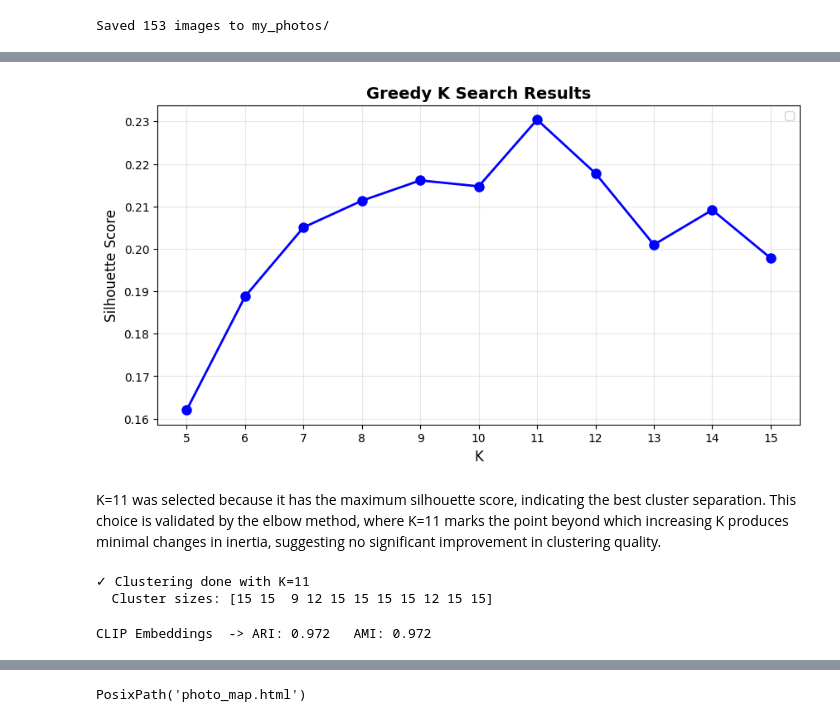
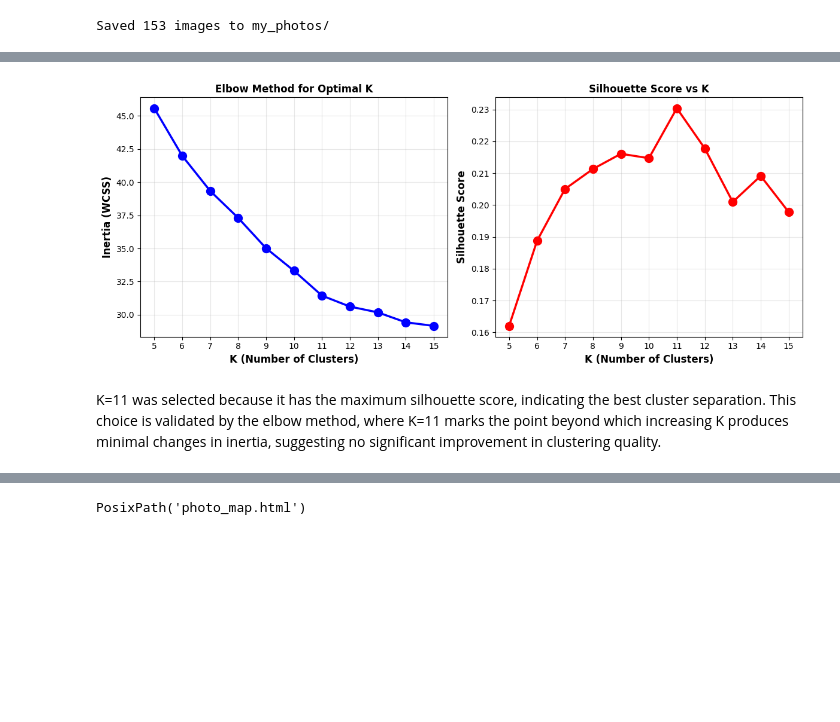
Before and after one commit to sarlusyan/ML-Projects, a Jupyter notebook: Semantic_Image_Clustering/Semantic_Img_Clustering.ipynb, the cells around one changed output, grey strips where cells are left out. Drawn from its saved outputs; the diff is of its cells as text; code cells hidden in the pictures; blank space fills up the shorter version.

```diff
--- a/Semantic_Image_Clustering/Semantic_Img_Clustering.ipynb
+++ b/Semantic_Image_Clustering/Semantic_Img_Clustering.ipynb
@@ -200,14 +82,7 @@ plt.show()
-# %%
-plt.figure(figsize=(10, 5))
-plt.plot(k_range, silhouette_scores, 'bo-', linewidth=2, markersize=8)
-plt.xlabel('K', fontsize=12)
-plt.ylabel('Silhouette Score', fontsize=12)
-plt.title('Greedy K Search Results', fontsize=14, fontweight='bold')
-plt.legend()
-plt.grid(True, alpha=0.3)
-plt.xticks(k_range)
-plt.show()
-# %% [output]
-[figure, removed]
+# %%
+eval_embed = evaluate_k_range(embeddings, range(5, 16))
+plot_evaluation_metrics(eval_embed)
+# %% [output]
+[figure, added]
 # %% [markdown]
 K=11 was selected because it has the maximum silhouette score, indicating the best cluster separation. This choice is validated by the elbow method, where K=11 marks the point beyond which increasing K produces minimal changes in inertia, suggesting no significant improvement in clustering quality.
@@ -216,9 +89 @@ best_k = k_range[np.argmax(silhouette_scores)]
-# %%
-km_embed = KMeans(n_clusters=best_k, random_state=42, n_init=10)
-predicted_labels_embed = km_embed.fit_predict(embeddings)
-print(f"✓ Clustering done with K={best_k}")
-print(f"  Cluster sizes: {np.bincount(predicted_labels_embed)}")
-# %% [output]
-✓ Clustering done with K=11
-  Cluster sizes: [15 15  9 12 15 15 15 15 12 15 15]
 # %%
@@ -228,7 +97,0 @@ true_labels = np.array([int(f.split('_')[0].replace('class', '')) for f in image
-# %%
-ari_embed = adjusted_rand_score(true_labels, predicted_labels_embed)
-ami_embed = adjusted_mutual_info_score(true_labels, predicted_labels_embed)
-
-print("CLIP Embeddings  -> ARI:", round(ari_embed, 3), "  AMI:", round(ami_embed, 3))
-# %% [output]
-CLIP Embeddings  -> ARI: 0.972   AMI: 0.972
```
Also changed, not shown: parts of 60 cells of this notebook, 2 other files.
